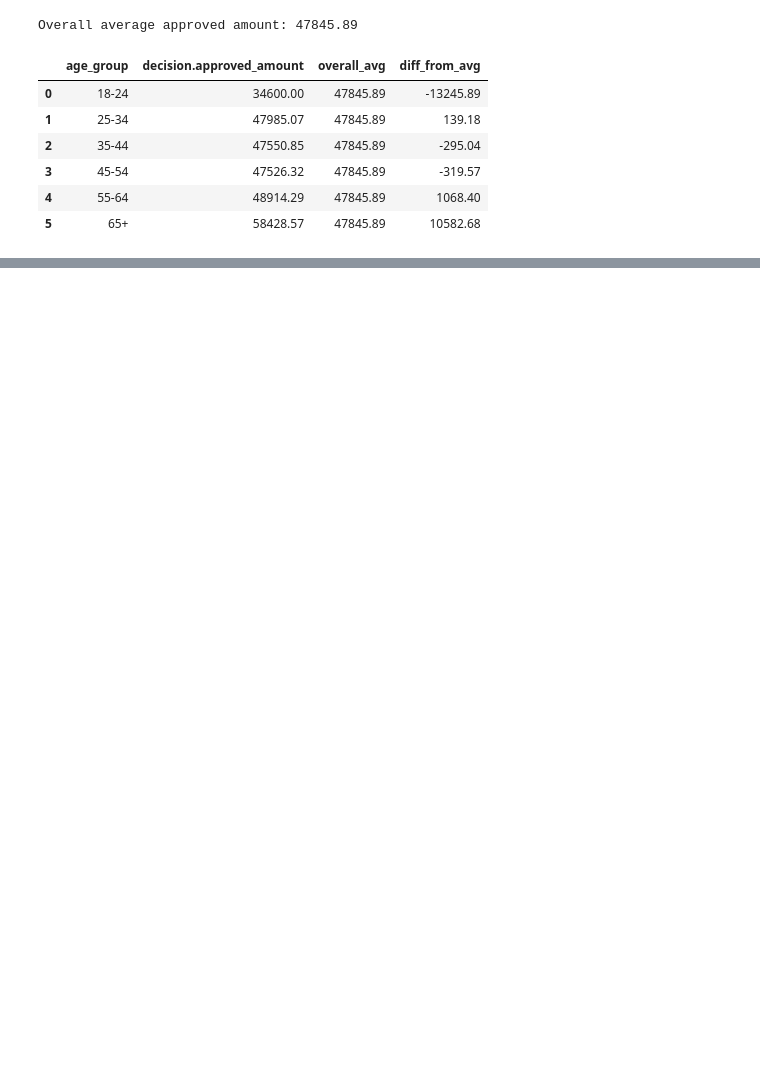
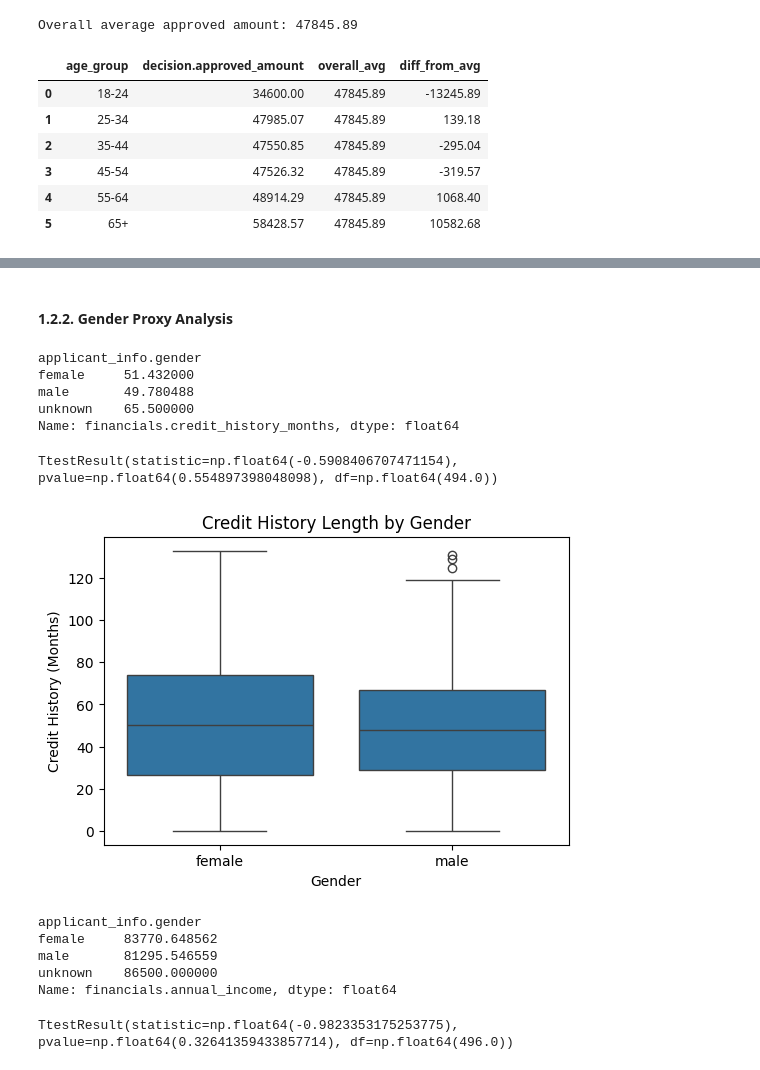
Before and after one commit to lauraaandrada/dego-project-team2, a Jupyter notebook: notebooks/02-bias-analysis.ipynb, the cells around one changed output, grey strips where cells are left out. Drawn from its saved outputs; the diff is of its cells as text; code cells hidden in the pictures; blank space fills up the shorter version.

Commit message:
completed the Proxy Analysis (Measurement Bias)

```diff
--- a/notebooks/02-bias-analysis.ipynb
+++ b/notebooks/02-bias-analysis.ipynb
@@ -235,0 +511,51 @@ plt.show()
+# %% [markdown]
+#### **1.2.2. Gender Proxy Analysis**
+# %%
+df.groupby("applicant_info.gender")["financials.credit_history_months"].mean()
+# %% [output]
+applicant_info.gender
+female     51.432000
+male       49.780488
+unknown    65.500000
+Name: financials.credit_history_months, dtype: float64
+# %%
+from scipy.stats import ttest_ind
+
+male = df[df["applicant_info.gender"]=="male"]["financials.credit_history_months"].dropna()
+female = df[df["applicant_info.gender"]=="female"]["financials.credit_history_months"].dropna()
+
+ttest_ind(male, female)
+# %% [output]
+TtestResult(statistic=np.float64(-0.5908406707471154), pvalue=np.float64(0.554897398048098), df=np.float64(494.0))
+# %%
+gender_df = df[df["applicant_info.gender"] != "unknown"]
+
+plt.figure(figsize=(6,4))
+
+sns.boxplot(
+    data=gender_df,
+    x="applicant_info.gender",
+    y="financials.credit_history_months"
+)
+
+plt.title("Credit History Length by Gender")
+plt.xlabel("Gender")
+plt.ylabel("Credit History (Months)")
+plt.show()
+# %% [output]
+[figure, added]
+# %%
+df.groupby("applicant_info.gender")["financials.annual_income"].mean()
+# %% [output]
+applicant_info.gender
+female     83770.648562
+male       81295.546559
+unknown    86500.000000
+Name: financials.annual_income, dtype: float64
+# %%
+male = df[df["applicant_info.gender"]=="male"]["financials.annual_income"].dropna()
+female = df[df["applicant_info.gender"]=="female"]["financials.annual_income"].dropna()
+
+ttest_ind(male, female)
+# %% [output]
+TtestResult(statistic=np.float64(-0.9823353175253775), pvalue=np.float64(0.32641359433857714), df=np.float64(496.0))
```
Also changed, not shown: parts of 55 cells of this notebook.
